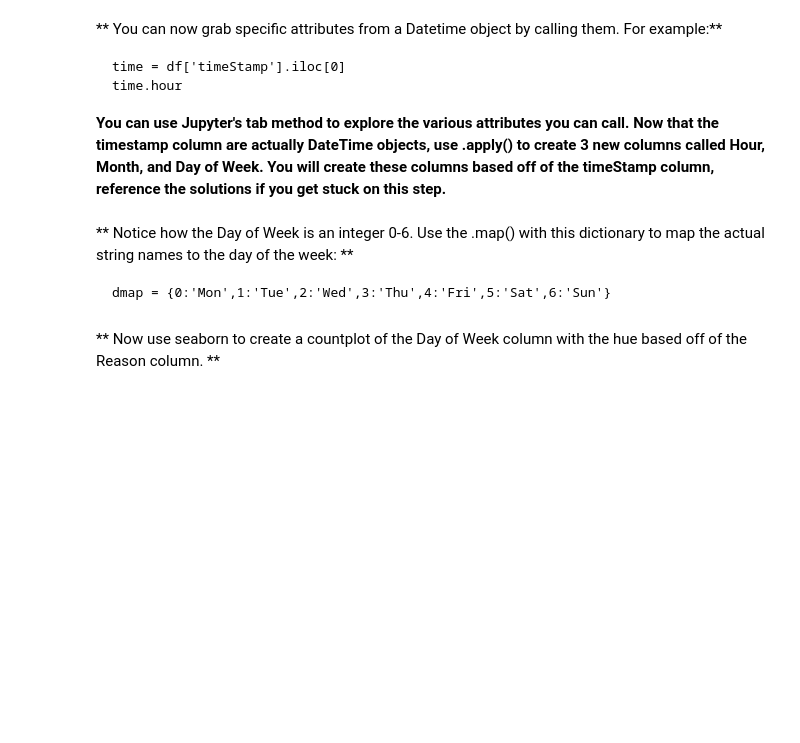
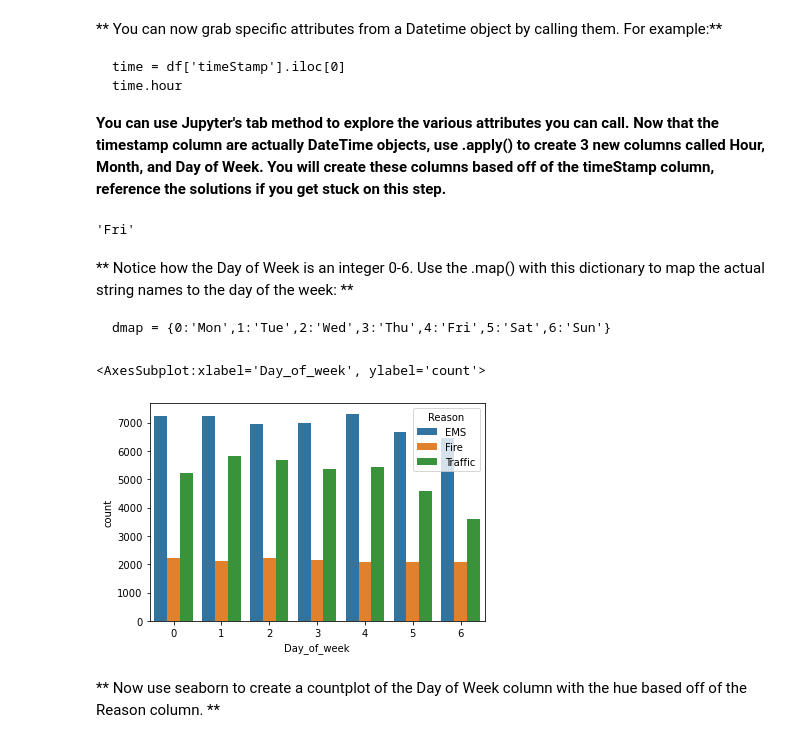
Before and after one commit to LukaszBijak/Python, a Jupyter notebook: Python for Data Science and Machine Learning/01-911 Calls Data Capstone Project.ipynb, the cells around one changed output. Cells and saved outputs as stored; diff of their text form; code cells hidden in the pictures; blank space fills up the shorter version.

```diff
--- a/Python for Data Science and Machine Learning/01-911 Calls Data Capstone Project.ipynb
+++ b/Python for Data Science and Machine Learning/01-911 Calls Data Capstone Project.ipynb
@@ -185,9 +185,23 @@ memory usage: 7.6+ MB
     time.hour
 
 **You can use Jupyter's tab method to explore the various attributes you can call. Now that the timestamp column are actually DateTime objects, use .apply() to create 3 new columns called Hour, Month, and Day of Week. You will create these columns based off of the timeStamp column, reference the solutions if you get stuck on this step.**
+# %%
+dmap = {0:'Mon',1:'Tue',2:'Wed',3:'Thu',4:'Fri',5:'Sat',6:'Sun'}
+time = df['timeStamp'][371]
+dmap[time.day_of_week]
+# %% [output]
+'Fri'
 # %% [markdown]
 ** Notice how the Day of Week is an integer 0-6. Use the .map() with this dictionary to map the actual string names to the day of the week: **
 
     dmap = {0:'Mon',1:'Tue',2:'Wed',3:'Thu',4:'Fri',5:'Sat',6:'Sun'}
+# %%
+df['Day_of_week'] = df['timeStamp'].apply(lambda row: row.day_of_week)
+# %%
+
+sns.countplot(x='Day_of_week', hue='Reason', data=df)
+# %% [output]
+<AxesSubplot:xlabel='Day_of_week', ylabel='count'>
+[figure, added]
 # %% [markdown]
 ** Now use seaborn to create a countplot of the Day of Week column with the hue based off of the Reason column. **
```
Also changed, not shown: parts of 1 cell of this notebook.
